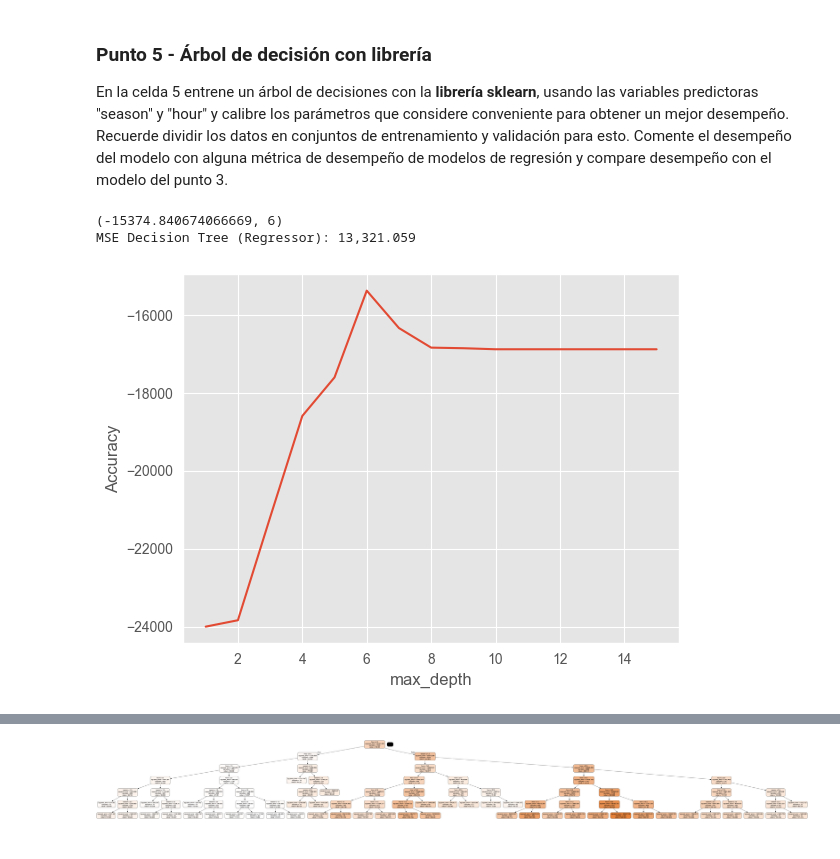
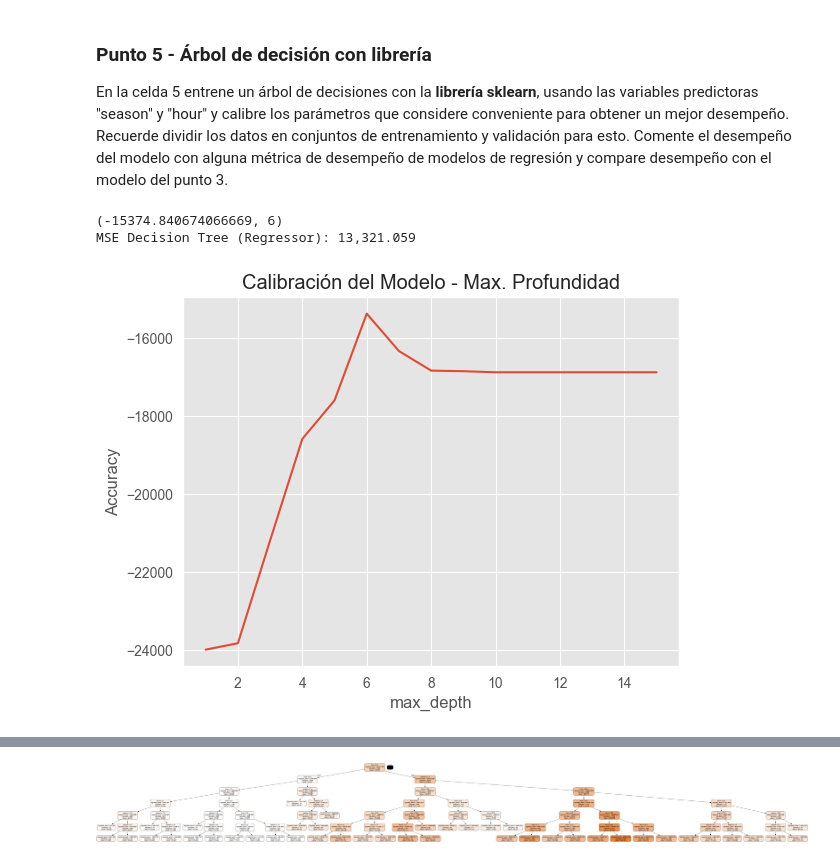
Before and after one commit to jerssonMH/MIAD_NLP_2024, a Jupyter notebook: Semana 1/S1TC1_arboles_ensamblajes.ipynb, the cells around one changed output, grey strips where cells are left out. Saved outputs shown, nothing was run; the diff lists cells and outputs as text; code cells hidden in the pictures.

```diff
--- a/Semana 1/S1TC1_arboles_ensamblajes.ipynb
+++ b/Semana 1/S1TC1_arboles_ensamblajes.ipynb
@@ -267,35 +304,36 @@ En la celda 5 entrene un árbol de decisiones con la **librería sklearn**, usan
 # Celda 5
 X_Train, X_Test, y_Train, y_Test = train_test_split(X_dt, y_dt, test_size=0.33, random_state=17)
 
 # Lista de valores para calibrar el criterio de parada de máxima profundidad (max_depth)
 max_depth_range = range(1, 16)
 
-# Lista para guardar los valores del RMSE para cada valor de máxima profundidad (max_depth)
+# Lista para guardar los valores del MSE para cada valor de máxima profundidad (max_depth)
 accuracy_scores = []
 
 # Loop para obtener el desempeño del modelo de acuerdo con la máxima profundidad
 for depth in max_depth_range:
-    # Definición del árbol de decisión usando DecisionTreeClassifier de la libreria sklearn
+    # Definición del árbol de decisión
     clf = DecisionTreeRegressor(max_depth=depth, random_state=1)
     accuracy_scores.append(cross_val_score(clf, X_dt, y_dt, cv=10, scoring='neg_mean_squared_error', n_jobs=-1).mean())
 
-# Gráfica max_depth versus RMSE (error del modelo)
+# Gráfica max_depth versus MSE (error del modelo)
 plt.plot(max_depth_range, accuracy_scores)
 plt.xlabel('max_depth')
 plt.ylabel('Accuracy')
+plt.title('Calibración del Modelo - Max. Profundidad')
 
 print(sorted(zip(accuracy_scores, max_depth_range))[::-1][0])
 
 dt_reg = DecisionTreeRegressor(max_depth=6, random_state=1)
 dt_reg.fit(X_Train, y_Train)
 
 # Predicción
 y_Pred = dt_reg.predict(X_Test)
 
-# Error del modelo
+# Error MSE del modelo
 mse_dt_reg = mean_squared_error(y_Test, y_Pred)
 print(f'MSE Decision Tree (Regressor): {mse_dt_reg:,.3f}')
 # %% [output]
 (-15374.840674066669, 6)
 MSE Decision Tree (Regressor): 13,321.059
-[figure, old version]
+[figure, new version]
```
Also changed, not shown: parts of 25 cells of this notebook.
